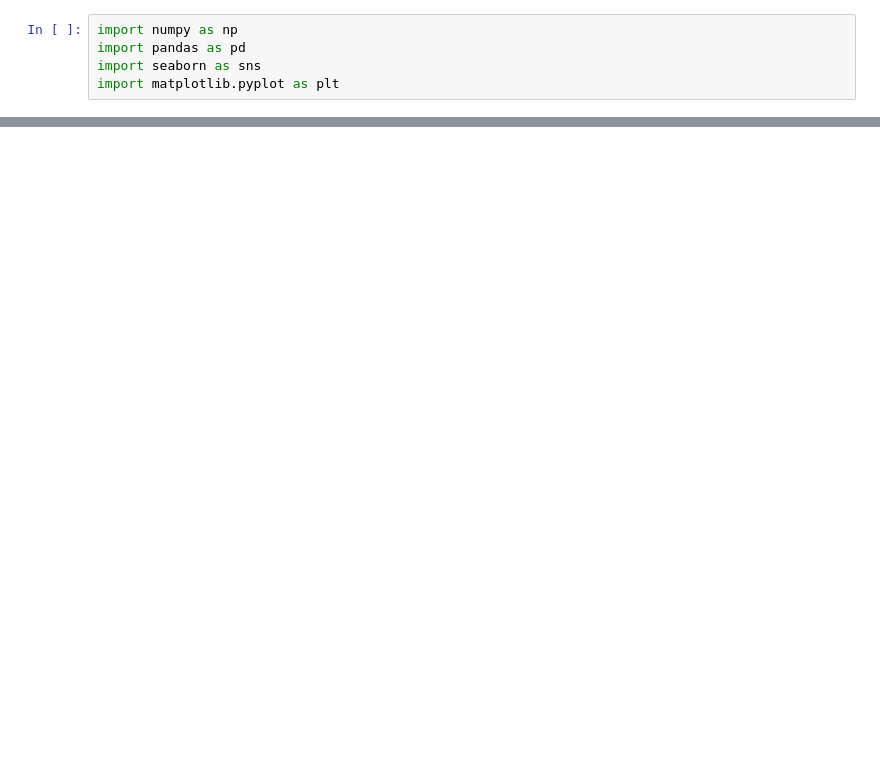
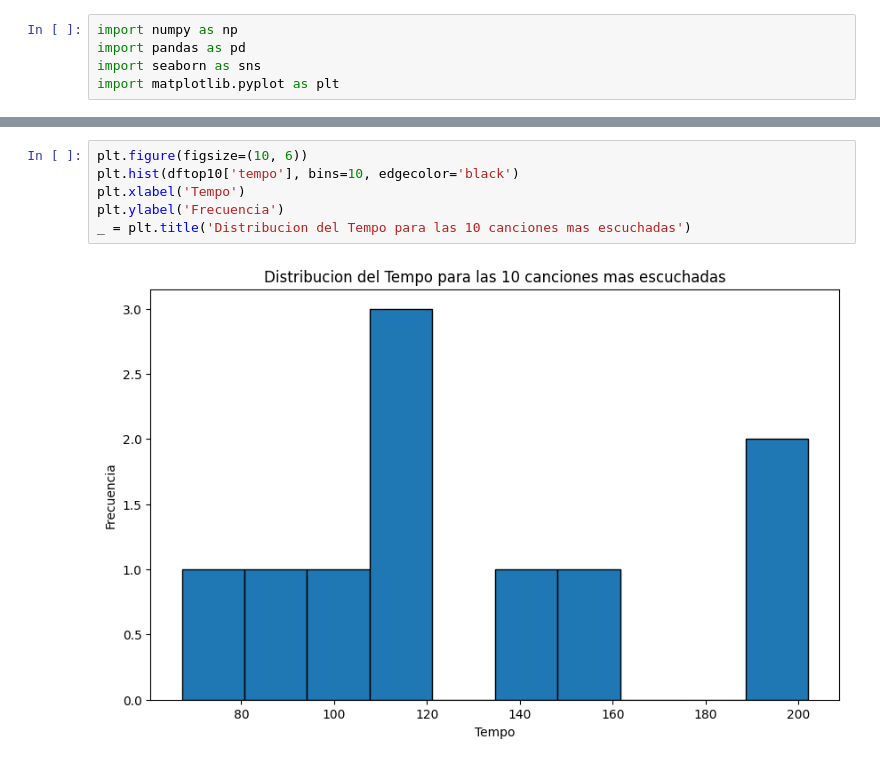
Before and after one commit to bmxjuane/Juan-Emilio-Persichini-repository-, a Jupyter notebook: VisualizacionPersichini.ipynb, the cells around one changed output, grey strips where cells are left out. Drawn from its saved outputs; the diff is of its cells as text; blank space fills up the shorter version.

```diff
--- a/VisualizacionPersichini.ipynb
+++ b/VisualizacionPersichini.ipynb
@@ -21,0 +98,8 @@ import matplotlib.pyplot as plt
+# %%
+plt.figure(figsize=(10, 6))
+plt.hist(dftop10['tempo'], bins=10, edgecolor='black')
+plt.xlabel('Tempo')
+plt.ylabel('Frecuencia')
+_ = plt.title('Distribucion del Tempo para las 10 canciones mas escuchadas')
+# %% [output]
+[figure, added]
```
Also changed, not shown: parts of 21 cells of this notebook.
